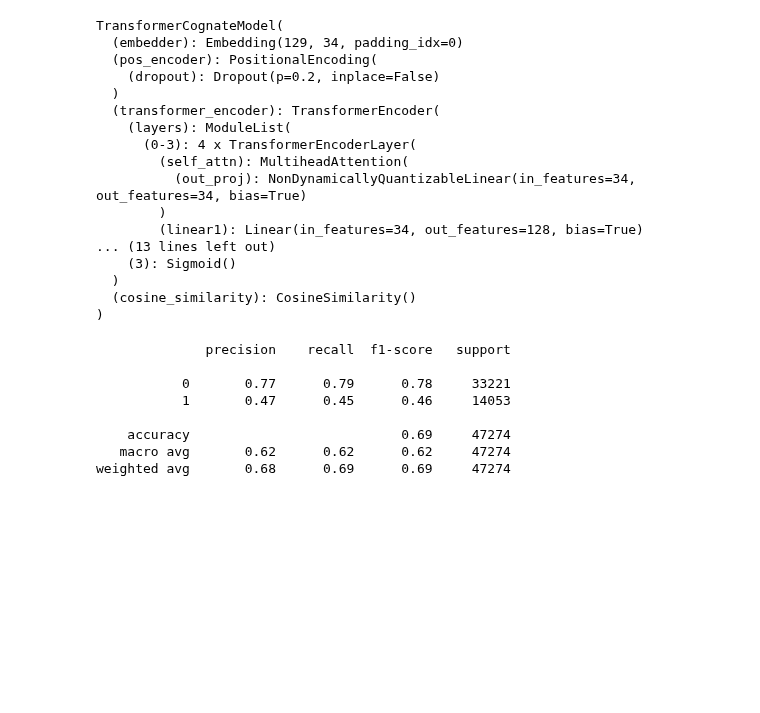
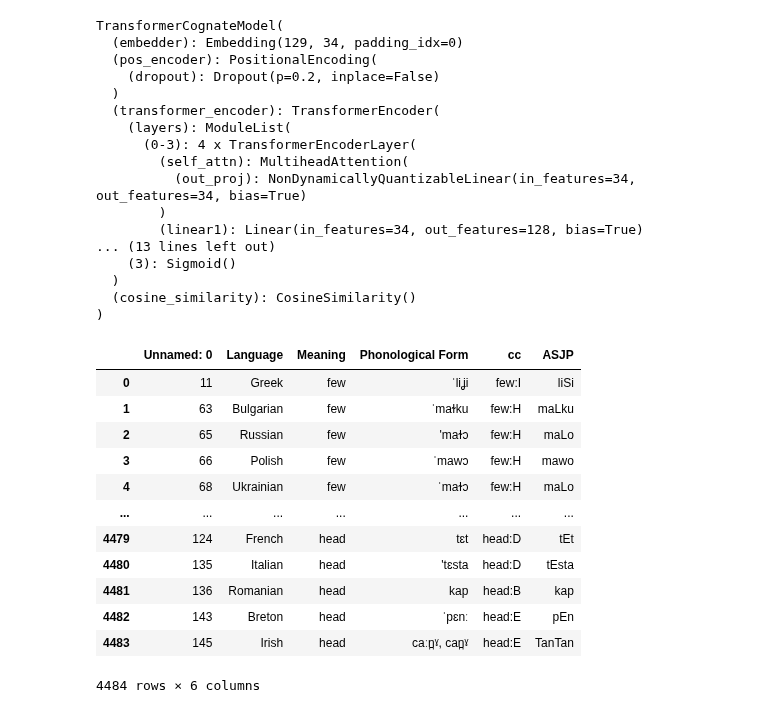
Before and after one commit to LeifMessinger/Cognates, a Jupyter notebook: clustering.ipynb, the cells around one changed output. Cells and saved outputs as stored; diff of their text form; code cells hidden in the pictures; blank space fills up the shorter version.

```diff
--- a/clustering.ipynb
+++ b/clustering.ipynb
@@ -119,8 +144,8 @@ from itertools import combinations
 
 ielexPairsDf = pd.read_csv("data/ielexData.csv")
 
-ielexPairsDf = ielexPairsDf[['Meaning', 'Phonological Form', 'cc']].dropna()
-ielexPairsDf.columns = ['meaning', 'word', 'cognate_class']
+ielexPairsDf = ielexPairsDf[['Language', 'Meaning', 'Phonological Form', 'cc']].dropna()
+ielexPairsDf.columns = ['Language', 'meaning', 'word', 'cognate_class']
 
 ielexPairs = []
 
@@ -164,25 +189,32 @@ test_data = list(zip(ldistance_operations, ldistance_masks))
 from torch.utils.data import DataLoader
 test_loader = DataLoader(test_data, batch_size=1600, generator=torch.Generator(device=torch.get_default_device().type))
 
-predicted_labels = []
+# predicted_labels = []
 
-from tqdm.notebook import tqdm
-for batch in tqdm(test_loader, desc="Testing IELEX against GLED"):
-    batch_predicted_labels = model(*batch).squeeze()
-    batch_predicted_labels = (batch_predicted_labels > 0.5).int()
-    predicted_labels.extend(batch_predicted_labels.tolist())
+# from tqdm.notebook import tqdm
+# for batch in tqdm(test_loader, desc="Testing IELEX against GLED"):
+#     batch_predicted_labels = model(*batch).squeeze()
+#     batch_predicted_labels = (batch_predicted_labels > 0.5).int()
+#     predicted_labels.extend(batch_predicted_labels.tolist())
 
-from sklearn.metrics import classification_report
-print(classification_report(all_labels, predicted_labels))
+# from sklearn.metrics import classification_report
+# print(classification_report(all_labels, predicted_labels))
-# %% [output]
-              precision    recall  f1-score   support
-
-           0       0.77      0.79      0.78     33221
-           1       0.47      0.45      0.46     14053
-
-    accuracy                           0.69     47274
-   macro avg       0.62      0.62      0.62     47274
-weighted avg       0.68      0.69      0.69     47274
+# %%
+df
+# %% [output]
+|  | Unnamed: 0 | Language | Meaning | Phonological Form | cc | ASJP |
+| 0 | 11 | Greek | few | ˈliʝi | few:I | liSi |
+| 1 | 63 | Bulgarian | few | ˈmaɫku | few:H | maLku |
+| 2 | 65 | Russian | few | 'maɫɔ | few:H | maLo |
+| 3 | 66 | Polish | few | ˈmawɔ | few:H | mawo |
+| 4 | 68 | Ukrainian | few | ˈmaɫɔ | few:H | maLo |
+| ... | ... | ... | ... | ... | ... | ... |
+| 4479 | 124 | French | head | tɛt | head:D | tEt |
+| 4480 | 135 | Italian | head | 'tɛsta | head:D | tEsta |
+| 4481 | 136 | Romanian | head | kap | head:B | kap |
+| 4482 | 143 | Breton | head | ˈpɛnː | head:E | pEn |
+| 4483 | 145 | Irish | head | caːn̪ˠ, can̪ˠ | head:E | TanTan |
+4484 rows × 6 columns
 # %%
 # Process a single meaning group
 # meaning = 'few'
```
Also changed, not shown: parts of 4 cells of this notebook, 3 other files.
